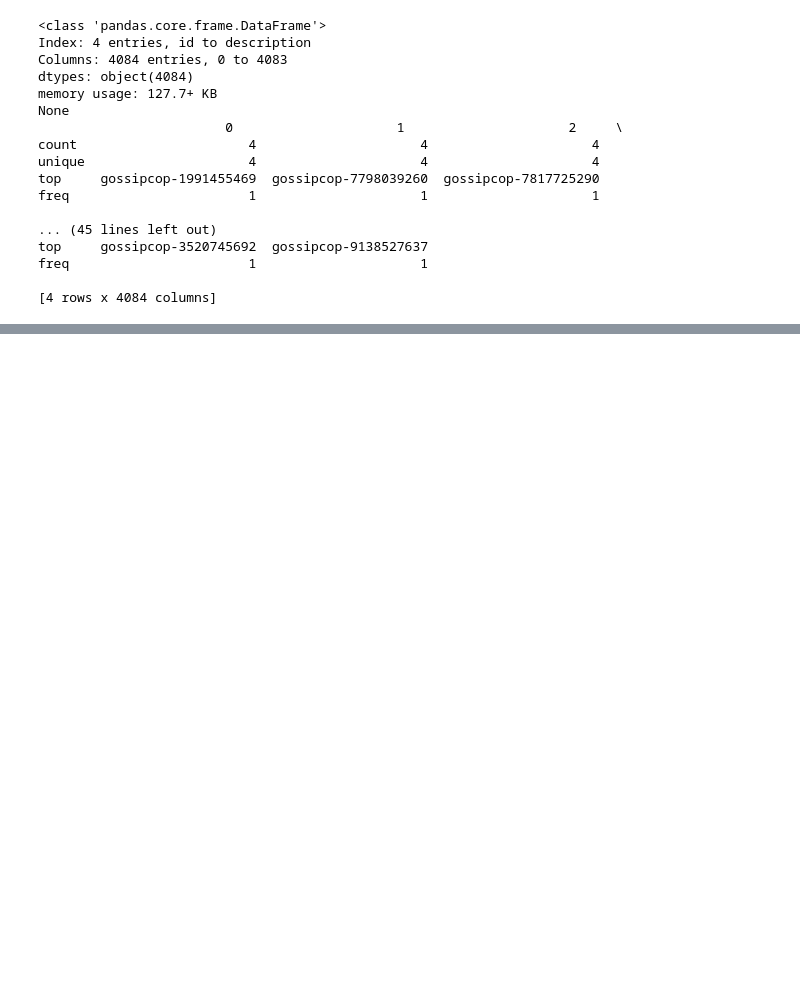
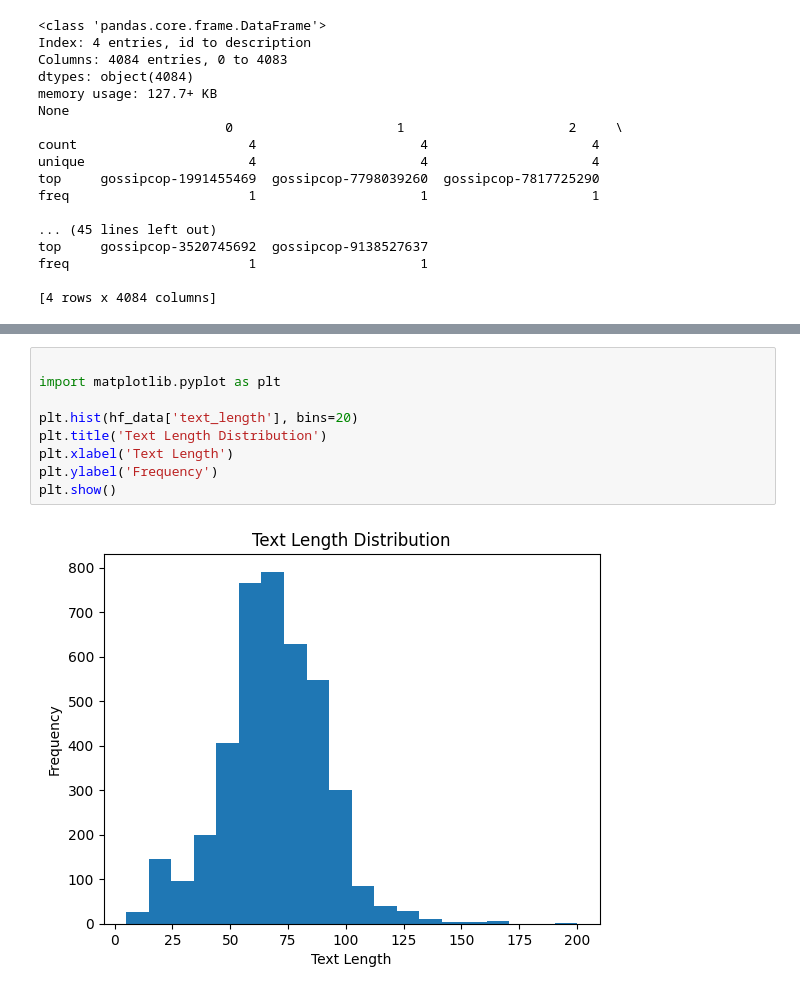
Before and after one commit to kbank1/fake_news, a Jupyter notebook: notebooks/notebook_CZ.ipynb, the cells around one changed output, grey strips where cells are left out. Cells and saved outputs as stored; diff of their text form; blank space fills up the shorter version.

```diff
--- a/notebooks/notebook_CZ.ipynb
+++ b/notebooks/notebook_CZ.ipynb
@@ -126,0 +183,11 @@ freq                       1                     1
+# %%
+
+import matplotlib.pyplot as plt
+
+plt.hist(hf_data['text_length'], bins=20)
+plt.title('Text Length Distribution')
+plt.xlabel('Text Length')
+plt.ylabel('Frequency')
+plt.show()
+# %% [output]
+[figure, added]
```
Also changed, not shown: parts of 15 cells of this notebook.
